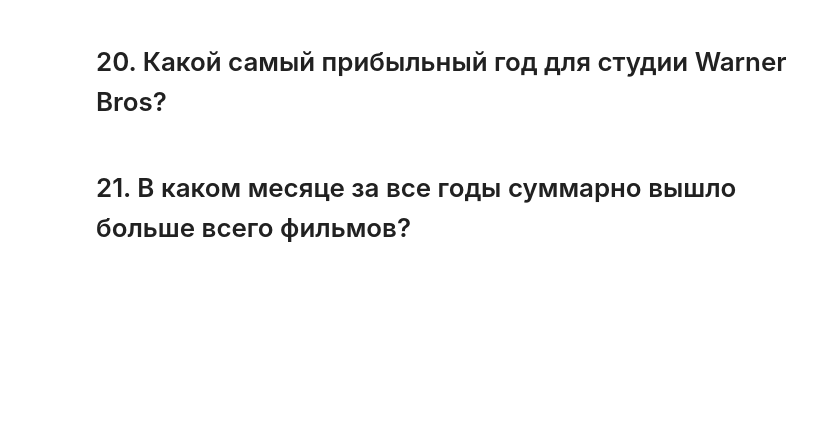
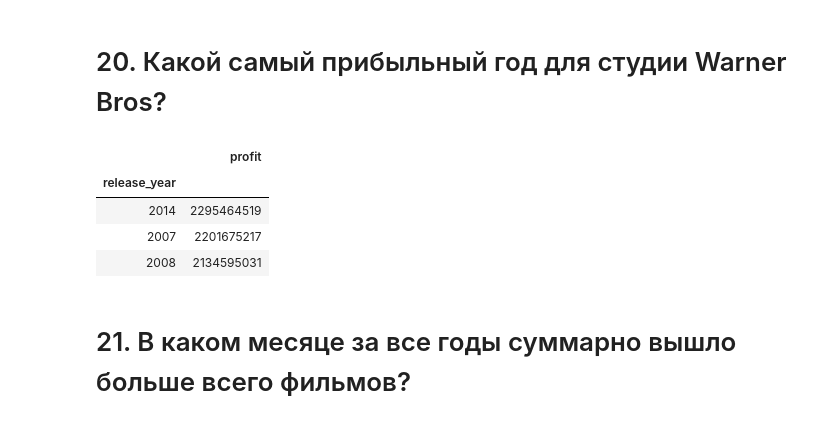
Before and after one commit to sashakang/skillfactory_rds, a Jupyter notebook: Movies_IMBD_v4.1_TEMPLATE.ipynb, the cells around one changed output. Cells and saved outputs as stored; diff of their text form; code cells hidden in the pictures; blank space fills up the shorter version.

```diff
--- a/Movies_IMBD_v4.1_TEMPLATE.ipynb
+++ b/Movies_IMBD_v4.1_TEMPLATE.ipynb
@@ -19,6 +17,7 @@ answers = {} # создадим словарь для ответов
 # ...
 
 data['profit'] = data.revenue - data.budget
+data_ini = data
 # %% [markdown]
 # 1. У какого фильма из списка самый большой бюджет?
 # %% [raw]
@@ -167,10 +305,12 @@ data.groupby('release_year').sum().sort_values('revenue', ascending=False)
 # %% [markdown]
 # 20. Какой самый прибыльный год для студии Warner Bros?
 # %%
-data = pd.read_csv('movie_bd_v5.csv')
-data['profit'] = data.revenue - data.budget
-# data.head(3)
-Warner = data[data.production_companies.str.contains('Warner Bros')]
-len(Warner)
-# type(Warner)
-Warner.groupby('release_year').sum().sort_values('profit', ascending=False)
+data = data_ini
+Warner = data[data.production_companies.str.contains('Warner Bros')][['release_year', 'profit']]
+Warner.groupby('release_year').sum().nlargest(3, columns='profit')
+# %% [output]
+|  | profit |
+| release_year |  |
+| 2014 | 2295464519 |
+| 2007 | 2201675217 |
+| 2008 | 2134595031 |
```
Also changed, not shown: parts of 73 cells of this notebook, 1 other file.
